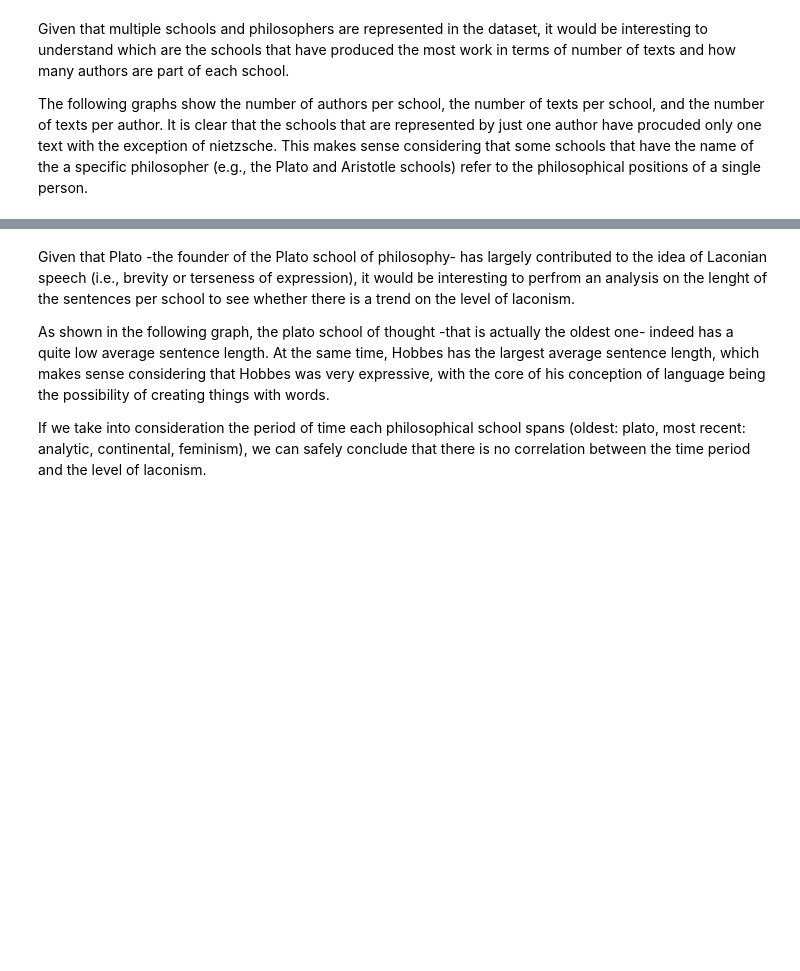
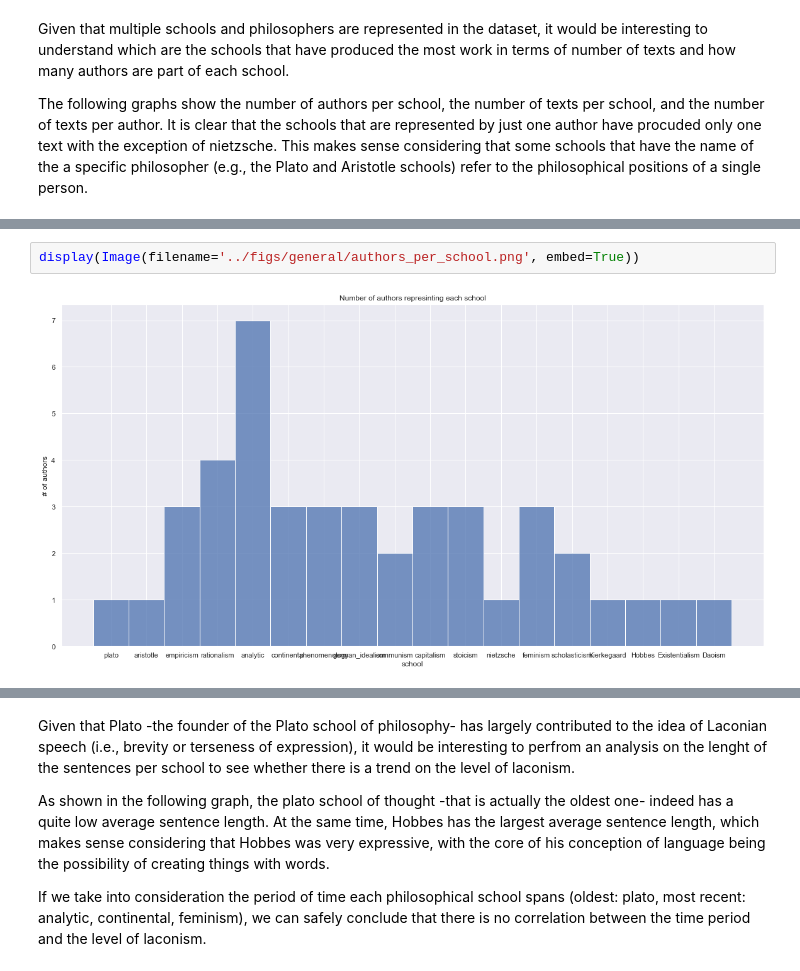
Before and after one commit to TZstatsADS/spring-2022-prj1-svlachou, a Jupyter notebook: doc/report.ipynb, the cells around one changed output, grey strips where cells are left out. Cells and saved outputs as stored; diff of their text form; blank space fills up the shorter version.

```diff
--- a/doc/report.ipynb
+++ b/doc/report.ipynb
@@ -38,0 +33,4 @@ The following graphs show the number of authors per school, the number of texts
+# %%
+display(Image(filename='../figs/general/authors_per_school.png', embed=True))
+# %% [output]
+[figure, added]
```
Also changed, not shown: parts of 26 cells of this notebook.
